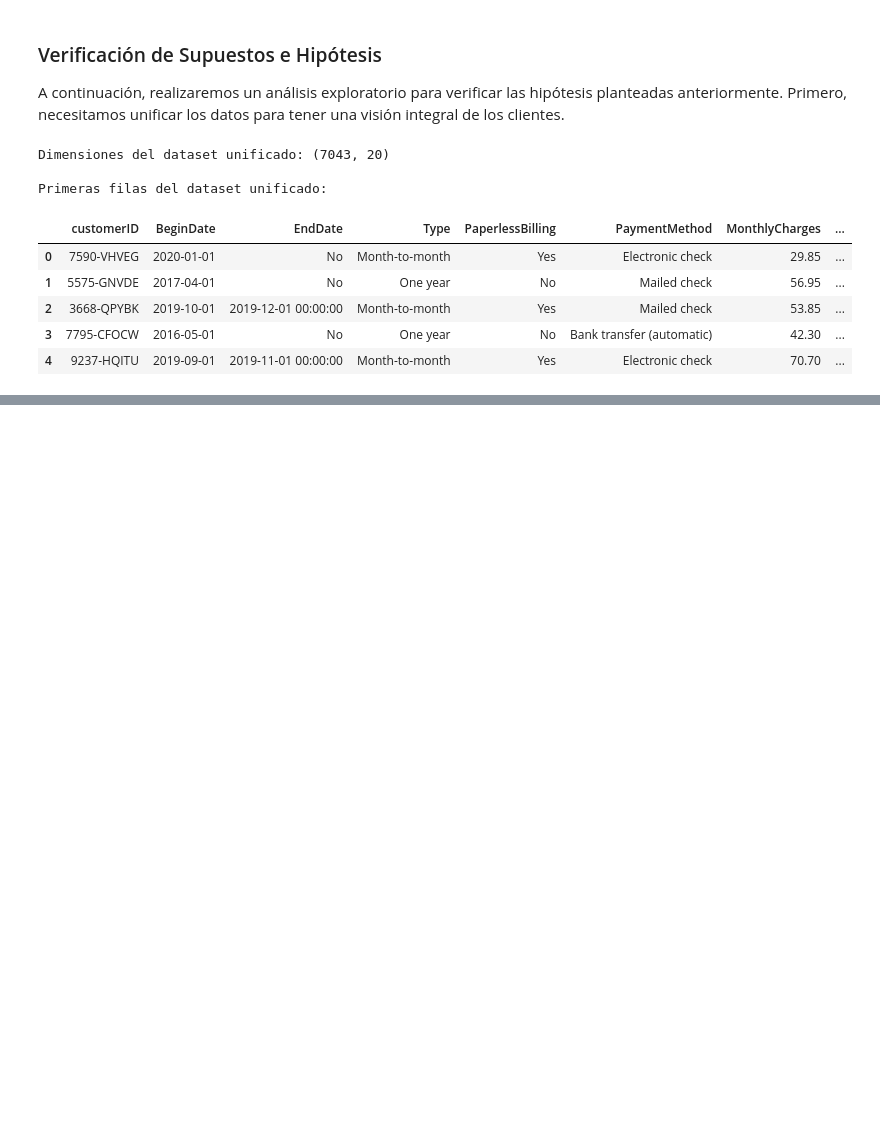
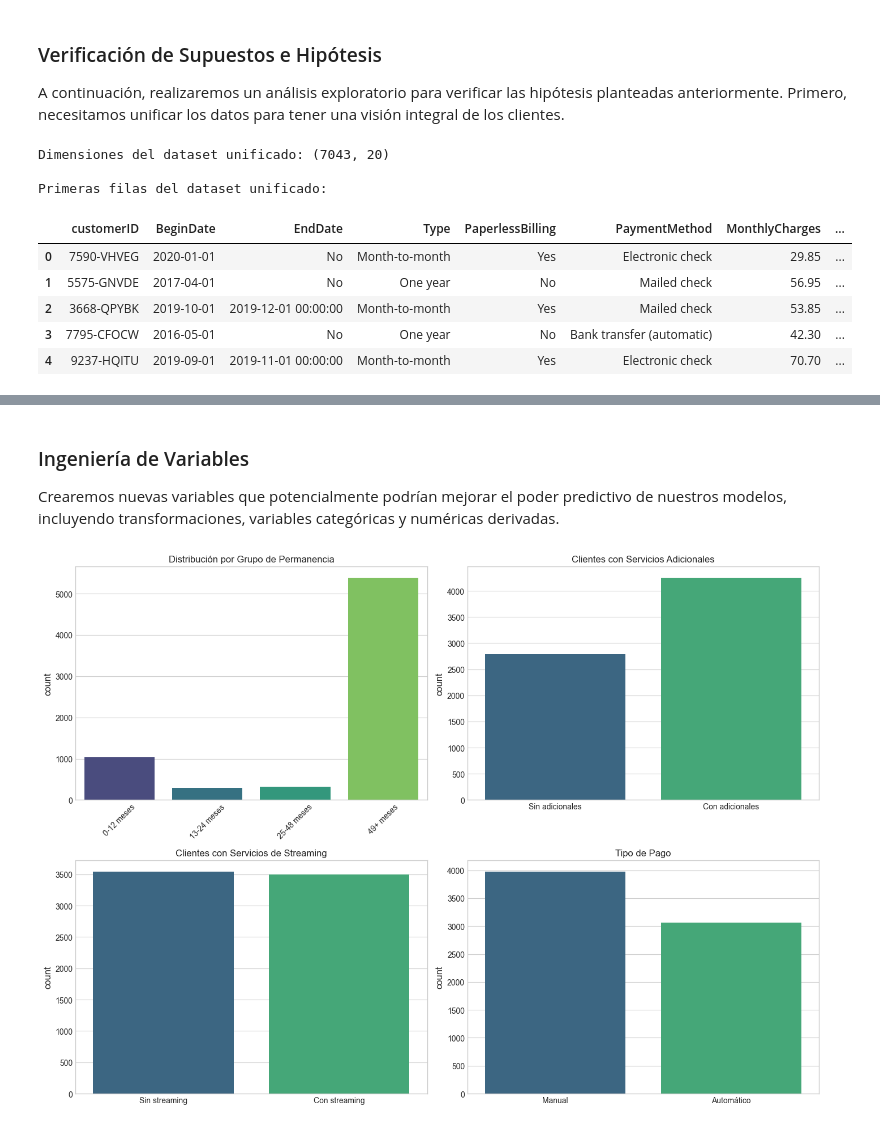
Before and after one commit to ronygsp/Examen-Final, a Jupyter notebook: notebooks/Salgado_Ronald_churn.ipynb, the cells around one changed output, grey strips where cells are left out. Saved outputs shown, nothing was run; the diff lists cells and outputs as text; code cells hidden in the pictures; blank space fills up the shorter version.

```diff
--- a/notebooks/Salgado_Ronald_churn.ipynb
+++ b/notebooks/Salgado_Ronald_churn.ipynb
@@ -518,0 +742,69 @@ Primeras filas del dataset unificado:
+# %% [markdown]
+### Ingeniería de Variables
+
+Crearemos nuevas variables que potencialmente podrían mejorar el poder predictivo de nuestros modelos, incluyendo transformaciones, variables categóricas y numéricas derivadas.
+# %%
+# 1. Creación de variables categóricas derivadas
+
+# Categorización de tenure en grupos
+# (0-12 meses, 13-24 meses, 25-48 meses, 49+ meses)
+df_merged['TenureGroup'] = pd.cut(
+    df_merged['tenure'],
+    bins=[0, 12, 24, 48, float('inf')],
+    labels=['0-12 meses', '13-24 meses', '25-48 meses', '49+ meses']
+)
+
+# Creamos una variable que indica si el cliente tiene servicios adicionales
+df_merged['HasAddOns'] = ((df_merged['OnlineSecurity'] == 'Yes') |
+                         (df_merged['OnlineBackup'] == 'Yes') |
+                         (df_merged['DeviceProtection'] == 'Yes') |
+                         (df_merged['TechSupport'] == 'Yes')).astype(int)
+
+# Creamos una variable que indica si el cliente tiene servicios de streaming
+df_merged['HasStreaming'] = ((df_merged['StreamingTV'] == 'Yes') |
+                           (df_merged['StreamingMovies'] == 'Yes')).astype(int)
+
+# Creamos una variable que indica si el cliente tiene algún tipo de protección/seguridad
+df_merged['HasProtection'] = ((df_merged['OnlineSecurity'] == 'Yes') |
+                            (df_merged['DeviceProtection'] == 'Yes')).astype(int)
+
+# Variable para métodos de pago automáticos vs manuales
+df_merged['AutomaticPayment'] = df_merged['PaymentMethod'].apply(
+    lambda x: 1 if ('automatic' in x.lower()) else 0
+)
+
+# Mostramos la distribución de las nuevas variables categóricas
+plt.figure(figsize=(14, 10))
+
+# TenureGroup
+plt.subplot(2, 2, 1)
+sns.countplot(x='TenureGroup', data=df_merged, palette='viridis')
+plt.title('Distribución por Grupo de Permanencia', fontsize=12)
+plt.xticks(rotation=45)
+plt.xlabel('')
+
+# HasAddOns
+plt.subplot(2, 2, 2)
+sns.countplot(x='HasAddOns', data=df_merged, palette='viridis')
+plt.title('Clientes con Servicios Adicionales', fontsize=12)
+plt.xticks([0, 1], ['Sin adicionales', 'Con adicionales'])
+plt.xlabel('')
+
+# HasStreaming
+plt.subplot(2, 2, 3)
+sns.countplot(x='HasStreaming', data=df_merged, palette='viridis')
+plt.title('Clientes con Servicios de Streaming', fontsize=12)
+plt.xticks([0, 1], ['Sin streaming', 'Con streaming'])
+plt.xlabel('')
+
+# AutomaticPayment
+plt.subplot(2, 2, 4)
+sns.countplot(x='AutomaticPayment', data=df_merged, palette='viridis')
+plt.title('Tipo de Pago', fontsize=12)
+plt.xticks([0, 1], ['Manual', 'Automático'])
+plt.xlabel('')
+
+plt.tight_layout()
+plt.show()
+# %% [output]
+[figure, added]
```
Also changed, not shown: parts of 38 cells of this notebook, 2 other files.
